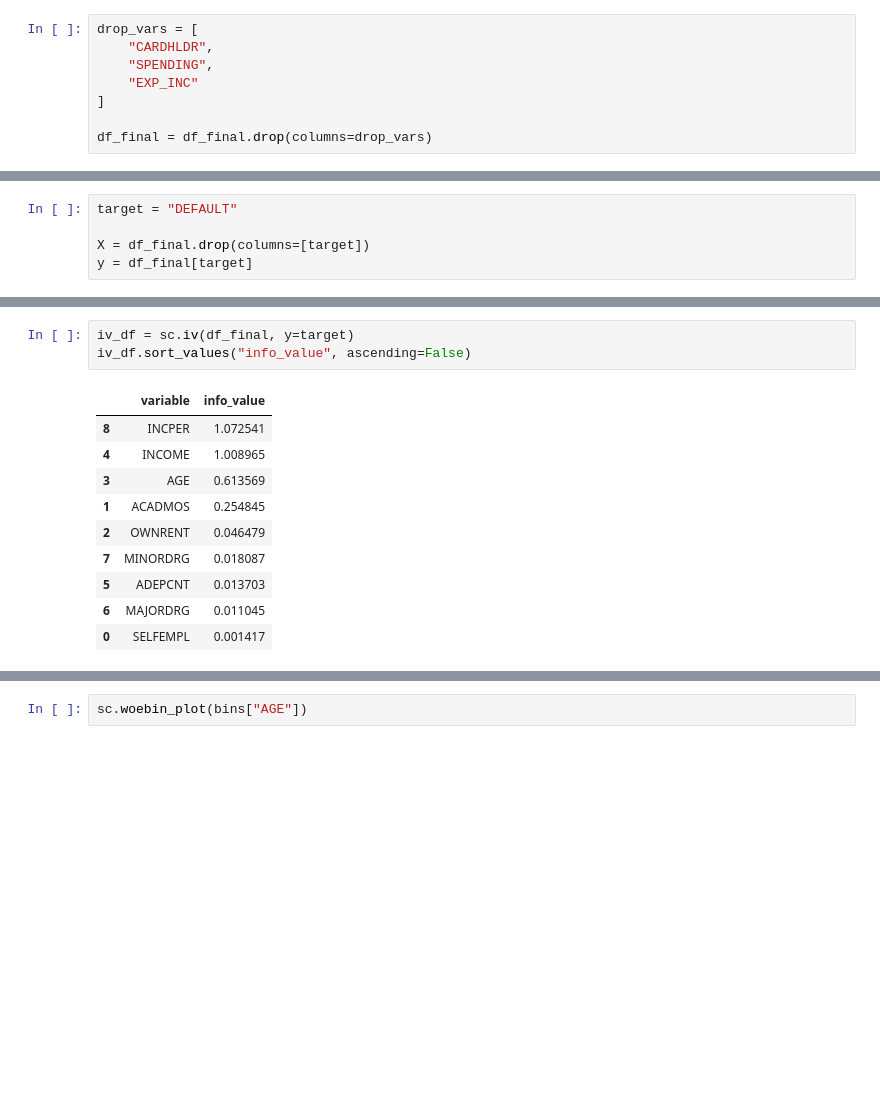
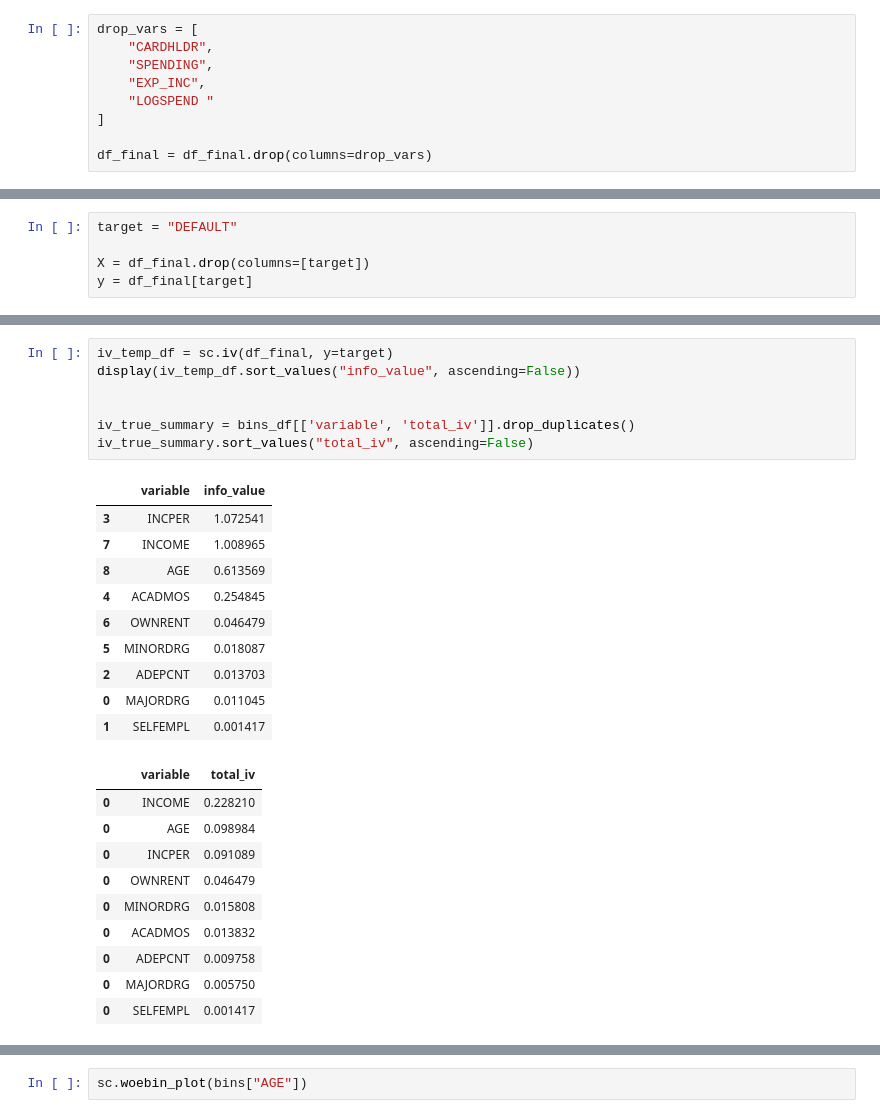
Before and after one commit to chamathjh/retail_credit_scorecard, a Jupyter notebook: retail_credit_scorecard_python.ipynb, the cells around one changed output, grey strips where cells are left out. Saved outputs shown, nothing was run; the diff lists cells and outputs as text; blank space fills up the shorter version.

```diff
--- a/retail_credit_scorecard_python.ipynb
+++ b/retail_credit_scorecard_python.ipynb
@@ -115,7 +136,8 @@ dtype: int64
 drop_vars = [
     "CARDHLDR",
     "SPENDING",
-    "EXP_INC"
+    "EXP_INC",
+    "LOGSPEND "
 ]
 
 df_final = df_final.drop(columns=drop_vars)
@@ -230,16 +235,30 @@ for variable, table in bins.items():
 ... (7 outputs left out)
 # %%
-iv_df = sc.iv(df_final, y=target)
-iv_df.sort_values("info_value", ascending=False)
+iv_temp_df = sc.iv(df_final, y=target)
+display(iv_temp_df.sort_values("info_value", ascending=False))
+
+
+iv_true_summary = bins_df[['variable', 'total_iv']].drop_duplicates()
+iv_true_summary.sort_values("total_iv", ascending=False)
 # %% [output]
 |  | variable | info_value |
-| 8 | INCPER | 1.072541 |
-| 4 | INCOME | 1.008965 |
-| 3 | AGE | 0.613569 |
-| 1 | ACADMOS | 0.254845 |
-| 2 | OWNRENT | 0.046479 |
-| 7 | MINORDRG | 0.018087 |
-| 5 | ADEPCNT | 0.013703 |
-| 6 | MAJORDRG | 0.011045 |
-| 0 | SELFEMPL | 0.001417 |
+| 3 | INCPER | 1.072541 |
+| 7 | INCOME | 1.008965 |
+| 8 | AGE | 0.613569 |
+| 4 | ACADMOS | 0.254845 |
+| 6 | OWNRENT | 0.046479 |
+| 5 | MINORDRG | 0.018087 |
+| 2 | ADEPCNT | 0.013703 |
+| 0 | MAJORDRG | 0.011045 |
+| 1 | SELFEMPL | 0.001417 |
+|  | variable | total_iv |
+| 0 | INCOME | 0.228210 |
+| 0 | AGE | 0.098984 |
+| 0 | INCPER | 0.091089 |
+| 0 | OWNRENT | 0.046479 |
+| 0 | MINORDRG | 0.015808 |
+| 0 | ACADMOS | 0.013832 |
+| 0 | ADEPCNT | 0.009758 |
+| 0 | MAJORDRG | 0.005750 |
+| 0 | SELFEMPL | 0.001417 |
 # %%
```
Also changed, not shown: parts of 21 cells of this notebook.
